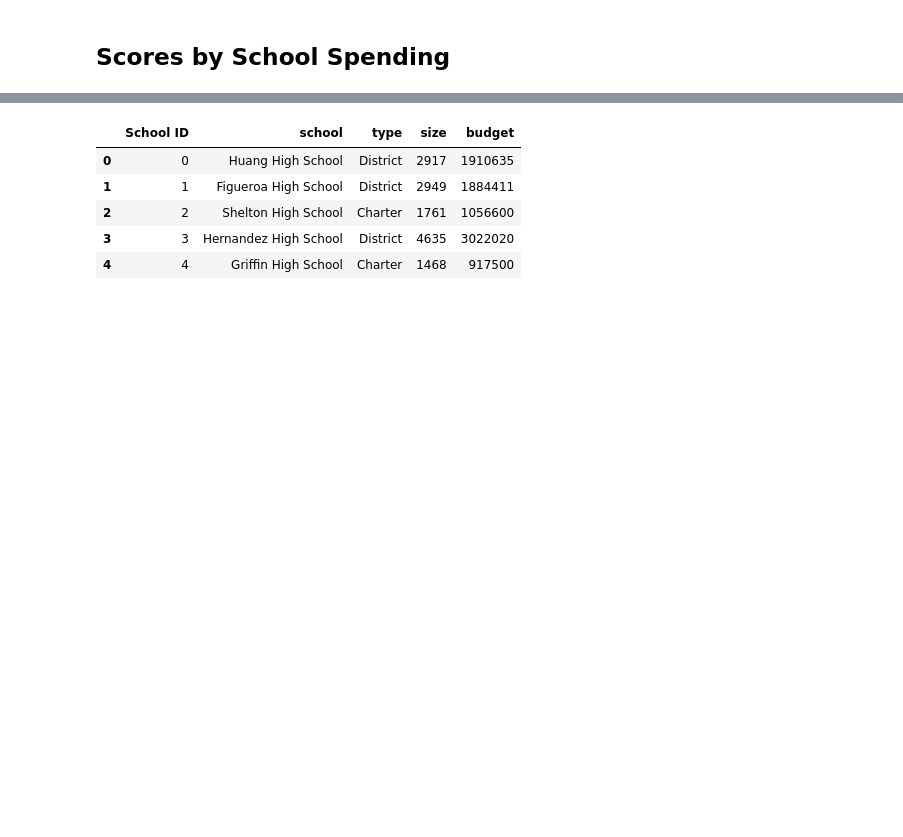
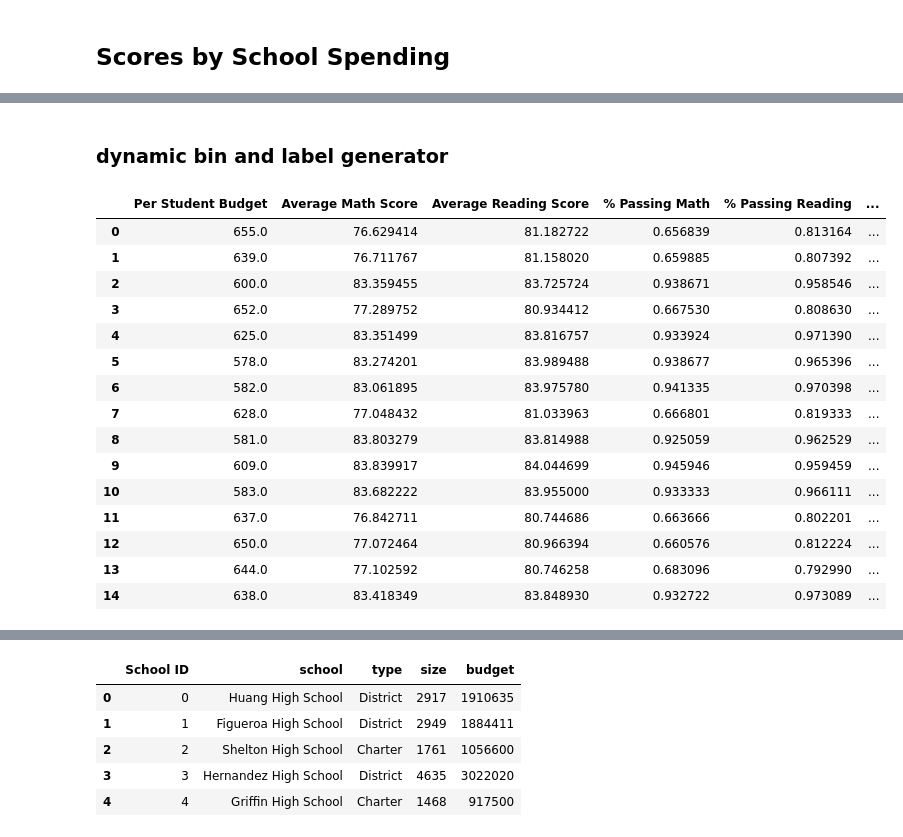
Before and after one commit to buitron/academy_of_py_analysis, a Jupyter notebook: solution/aop_summary.ipynb, the cells around one changed output, grey strips where cells are left out. Cells and saved outputs as stored; diff of their text form; code cells hidden in the pictures; blank space fills up the shorter version.

```diff
--- a/solution/aop_summary.ipynb
+++ b/solution/aop_summary.ipynb
@@ -235,0 +227,2 @@ students_df.merge(schools_df, how='outer', on='school').head()
+# %% [markdown]
+### dynamic bin and label generator
@@ -236,3 +242,24 @@ students_df.merge(schools_df, how='outer', on='school').head()
+# %%
+school_summary_df[[
+    'Per Student Budget','Average Math Score','Average Reading Score',
+    '% Passing Math','% Passing Reading','% Overall Passing Rate']]
+# %% [output]
+|  | Per Student Budget | Average Math Score | Average Reading Score | % Passing Math | % Passing Reading | ... |
+| 0 | 655.0 | 76.629414 | 81.182722 | 0.656839 | 0.813164 | ... |
+| 1 | 639.0 | 76.711767 | 81.158020 | 0.659885 | 0.807392 | ... |
+| 2 | 600.0 | 83.359455 | 83.725724 | 0.938671 | 0.958546 | ... |
+| 3 | 652.0 | 77.289752 | 80.934412 | 0.667530 | 0.808630 | ... |
+| 4 | 625.0 | 83.351499 | 83.816757 | 0.933924 | 0.971390 | ... |
+| 5 | 578.0 | 83.274201 | 83.989488 | 0.938677 | 0.965396 | ... |
+| 6 | 582.0 | 83.061895 | 83.975780 | 0.941335 | 0.970398 | ... |
+| 7 | 628.0 | 77.048432 | 81.033963 | 0.666801 | 0.819333 | ... |
+| 8 | 581.0 | 83.803279 | 83.814988 | 0.925059 | 0.962529 | ... |
+| 9 | 609.0 | 83.839917 | 84.044699 | 0.945946 | 0.959459 | ... |
+| 10 | 583.0 | 83.682222 | 83.955000 | 0.933333 | 0.966111 | ... |
+| 11 | 637.0 | 76.842711 | 80.744686 | 0.663666 | 0.802201 | ... |
+| 12 | 650.0 | 77.072464 | 80.966394 | 0.660576 | 0.812224 | ... |
+| 13 | 644.0 | 77.102592 | 80.746258 | 0.683096 | 0.792990 | ... |
+| 14 | 638.0 | 83.418349 | 83.848930 | 0.932722 | 0.973089 | ... |
 # %%
 students_df.head()
 # %% [output]
```
Also changed, not shown: parts of 3 cells of this notebook.
